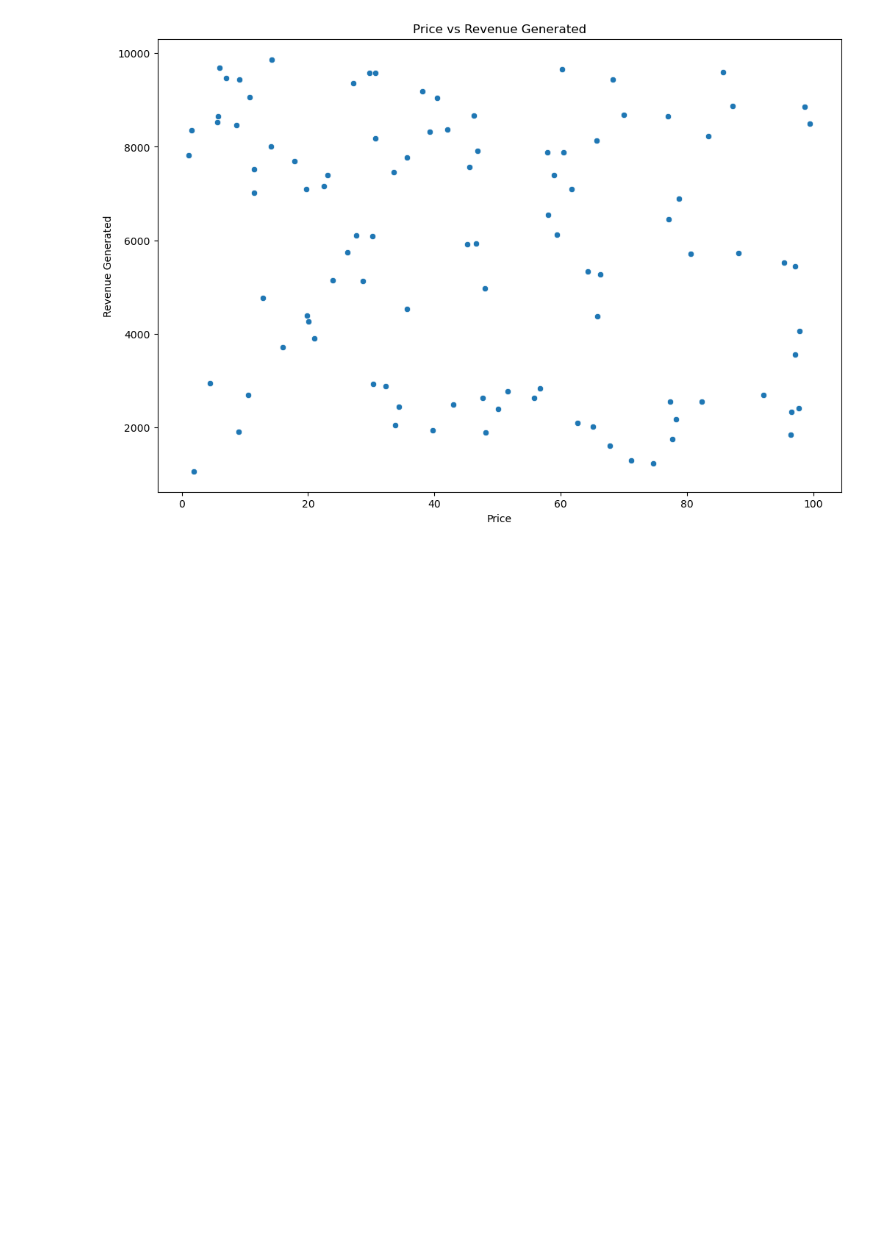
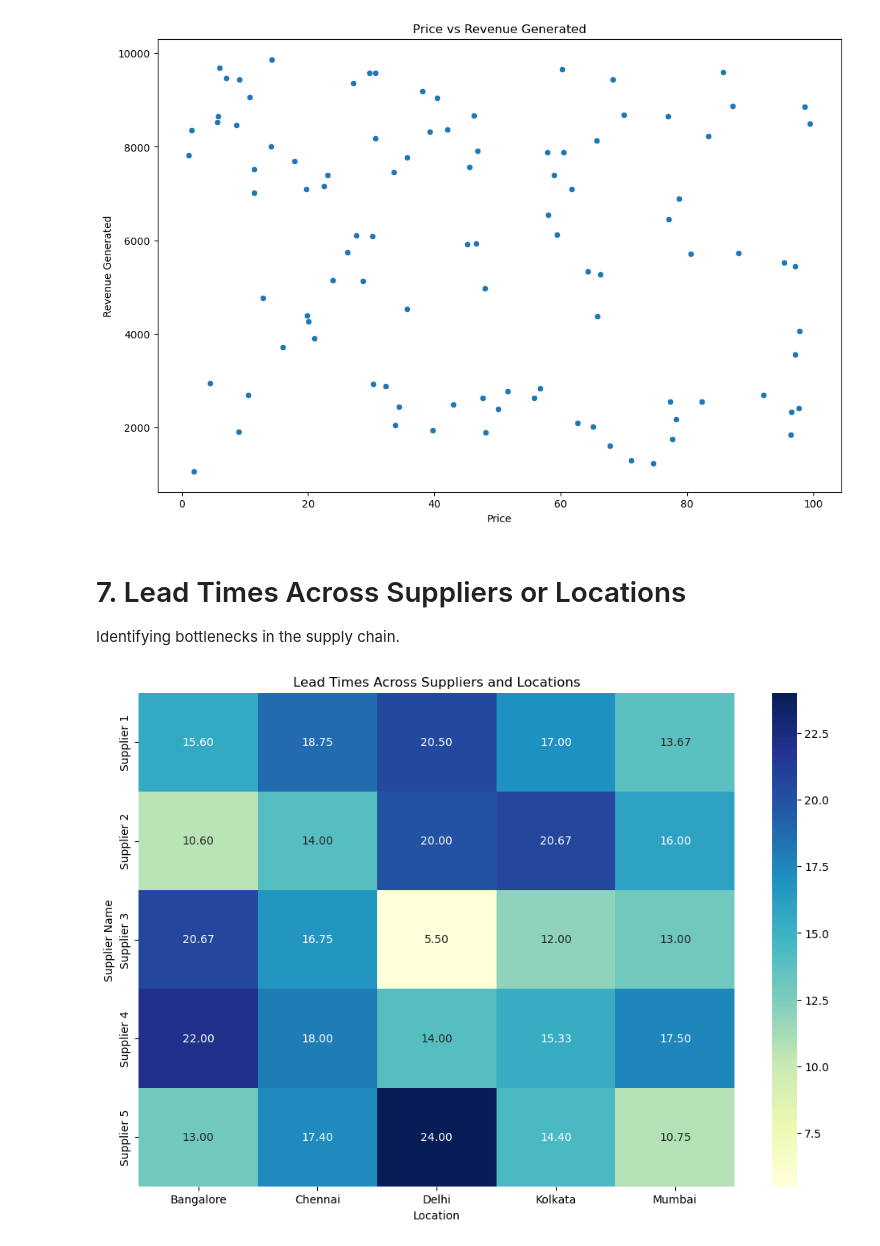
Before and after one commit to ram-polisetti/DataScience, a Jupyter notebook: Supplychain Projects/Visualization Projects/SupplychainDataInsights/supplychaindatainsightsvisualization.ipynb, the cells around one changed output. Saved outputs shown, nothing was run; the diff lists cells and outputs as text; code cells hidden in the pictures; blank space fills up the shorter version.

Commit message:
added heat map for lead time across suppliers or locations

```diff
--- a/Supplychain Projects/Visualization Projects/SupplychainDataInsights/supplychaindatainsightsvisualization.ipynb
+++ b/Supplychain Projects/Visualization Projects/SupplychainDataInsights/supplychaindatainsightsvisualization.ipynb
@@ -207,3 +207,18 @@ plt.title('Price vs Revenue Generated')
 plt.show()
 # %% [output]
 [figure]
+# %% [markdown]
+# 7. Lead Times Across Suppliers or Locations
+ Identifying bottlenecks in the supply chain.
+# %%
+lead_time_matrix = data.pivot_table(index='supplier_name', columns='location', values='lead_times', aggfunc='mean')
+
+# Plotting the heatmap
+plt.figure(figsize=(12, 8))
+sns.heatmap(lead_time_matrix, annot=True, cmap="YlGnBu", fmt=".2f")
+plt.title('Lead Times Across Suppliers and Locations')
+plt.xlabel('Location')
+plt.ylabel('Supplier Name')
+plt.show()
+# %% [output]
+[figure, added]
```
